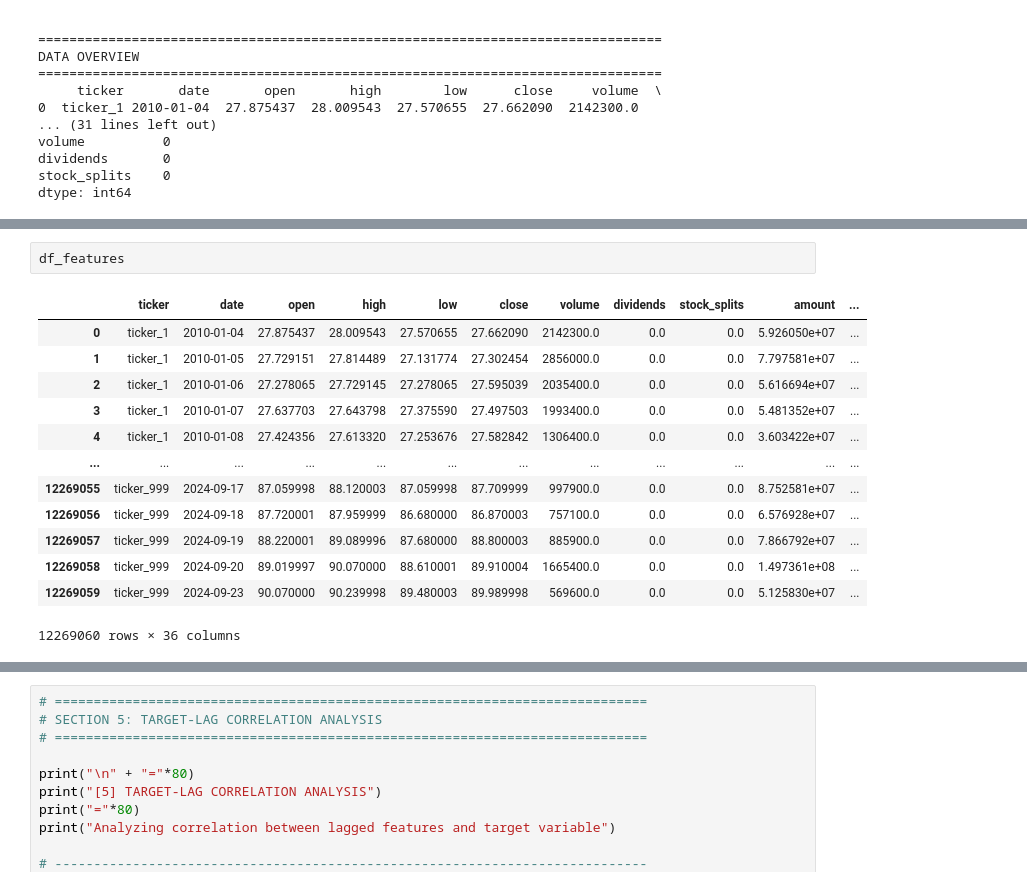
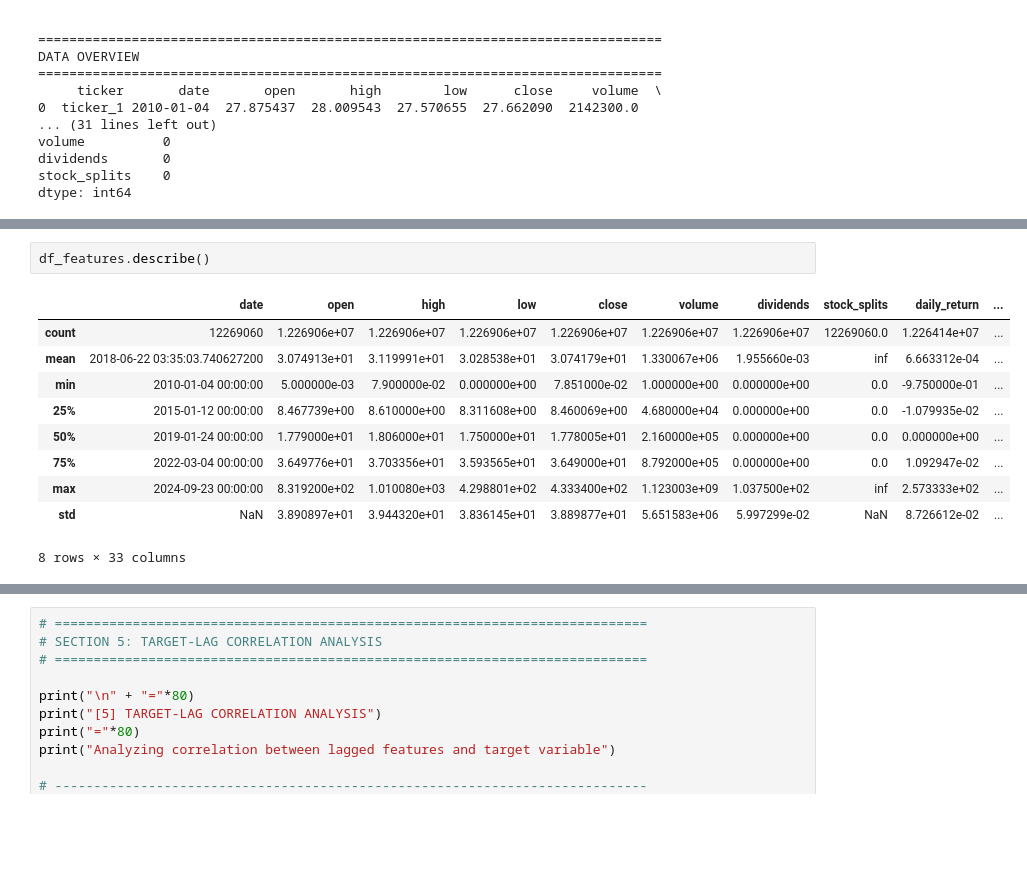
Before and after one commit to OnlyAbdullh/stock-trend-prediction, a Jupyter notebook: notebooks/06_sequenece_analysis.ipynb, the cells around one changed output, grey strips where cells are left out. Cells and saved outputs as stored; diff of their text form; blank space fills up the shorter version.

```diff
--- a/notebooks/06_sequenece_analysis.ipynb
+++ b/notebooks/06_sequenece_analysis.ipynb
@@ -248,17 +248,14 @@ Total features created: 45
 Rows with complete features: 12,121,310
 # %%
-df_features
+df_features.describe()
 # %% [output]
-|  | ticker | date | open | high | low | close | volume | dividends | stock_splits | amount | ... |
-| 0 | ticker_1 | 2010-01-04 | 27.875437 | 28.009543 | 27.570655 | 27.662090 | 2142300.0 | 0.0 | 0.0 | 5.926050e+07 | ... |
-| 1 | ticker_1 | 2010-01-05 | 27.729151 | 27.814489 | 27.131774 | 27.302454 | 2856000.0 | 0.0 | 0.0 | 7.797581e+07 | ... |
-| 2 | ticker_1 | 2010-01-06 | 27.278065 | 27.729145 | 27.278065 | 27.595039 | 2035400.0 | 0.0 | 0.0 | 5.616694e+07 | ... |
-| 3 | ticker_1 | 2010-01-07 | 27.637703 | 27.643798 | 27.375590 | 27.497503 | 1993400.0 | 0.0 | 0.0 | 5.481352e+07 | ... |
-| 4 | ticker_1 | 2010-01-08 | 27.424356 | 27.613320 | 27.253676 | 27.582842 | 1306400.0 | 0.0 | 0.0 | 3.603422e+07 | ... |
-| ... | ... | ... | ... | ... | ... | ... | ... | ... | ... | ... | ... |
-| 12269055 | ticker_999 | 2024-09-17 | 87.059998 | 88.120003 | 87.059998 | 87.709999 | 997900.0 | 0.0 | 0.0 | 8.752581e+07 | ... |
-| 12269056 | ticker_999 | 2024-09-18 | 87.720001 | 87.959999 | 86.680000 | 86.870003 | 757100.0 | 0.0 | 0.0 | 6.576928e+07 | ... |
-| 12269057 | ticker_999 | 2024-09-19 | 88.220001 | 89.089996 | 87.680000 | 88.800003 | 885900.0 | 0.0 | 0.0 | 7.866792e+07 | ... |
-| 12269058 | ticker_999 | 2024-09-20 | 89.019997 | 90.070000 | 88.610001 | 89.910004 | 1665400.0 | 0.0 | 0.0 | 1.497361e+08 | ... |
-| 12269059 | ticker_999 | 2024-09-23 | 90.070000 | 90.239998 | 89.480003 | 89.989998 | 569600.0 | 0.0 | 0.0 | 5.125830e+07 | ... |
+|  | date | open | high | low | close | volume | dividends | stock_splits | daily_return | ... |
+| count | 12269060 | 1.226906e+07 | 1.226906e+07 | 1.226906e+07 | 1.226906e+07 | 1.226906e+07 | 1.226906e+07 | 12269060.0 | 1.226414e+07 | ... |
+| mean | 2018-06-22 03:35:03.740627200 | 3.074913e+01 | 3.119991e+01 | 3.028538e+01 | 3.074179e+01 | 1.330067e+06 | 1.955660e-03 | inf | 6.663312e-04 | ... |
+| min | 2010-01-04 00:00:00 | 5.000000e-03 | 7.900000e-02 | 0.000000e+00 | 7.851000e-02 | 1.000000e+00 | 0.000000e+00 | 0.0 | -9.750000e-01 | ... |
+| 25% | 2015-01-12 00:00:00 | 8.467739e+00 | 8.610000e+00 | 8.311608e+00 | 8.460069e+00 | 4.680000e+04 | 0.000000e+00 | 0.0 | -1.079935e-02 | ... |
+| 50% | 2019-01-24 00:00:00 | 1.779000e+01 | 1.806000e+01 | 1.750000e+01 | 1.778005e+01 | 2.160000e+05 | 0.000000e+00 | 0.0 | 0.000000e+00 | ... |
+| 75% | 2022-03-04 00:00:00 | 3.649776e+01 | 3.703356e+01 | 3.593565e+01 | 3.649000e+01 | 8.792000e+05 | 0.000000e+00 | 0.0 | 1.092947e-02 | ... |
+| max | 2024-09-23 00:00:00 | 8.319200e+02 | 1.010080e+03 | 4.298801e+02 | 4.333400e+02 | 1.123003e+09 | 1.037500e+02 | inf | 2.573333e+02 | ... |
+| std | NaN | 3.890897e+01 | 3.944320e+01 | 3.836145e+01 | 3.889877e+01 | 5.651583e+06 | 5.997299e-02 | NaN | 8.726612e-02 | ... |
-12269060 rows × 36 columns
+8 rows × 33 columns
```
Also changed, not shown: parts of 13 cells of this notebook.
